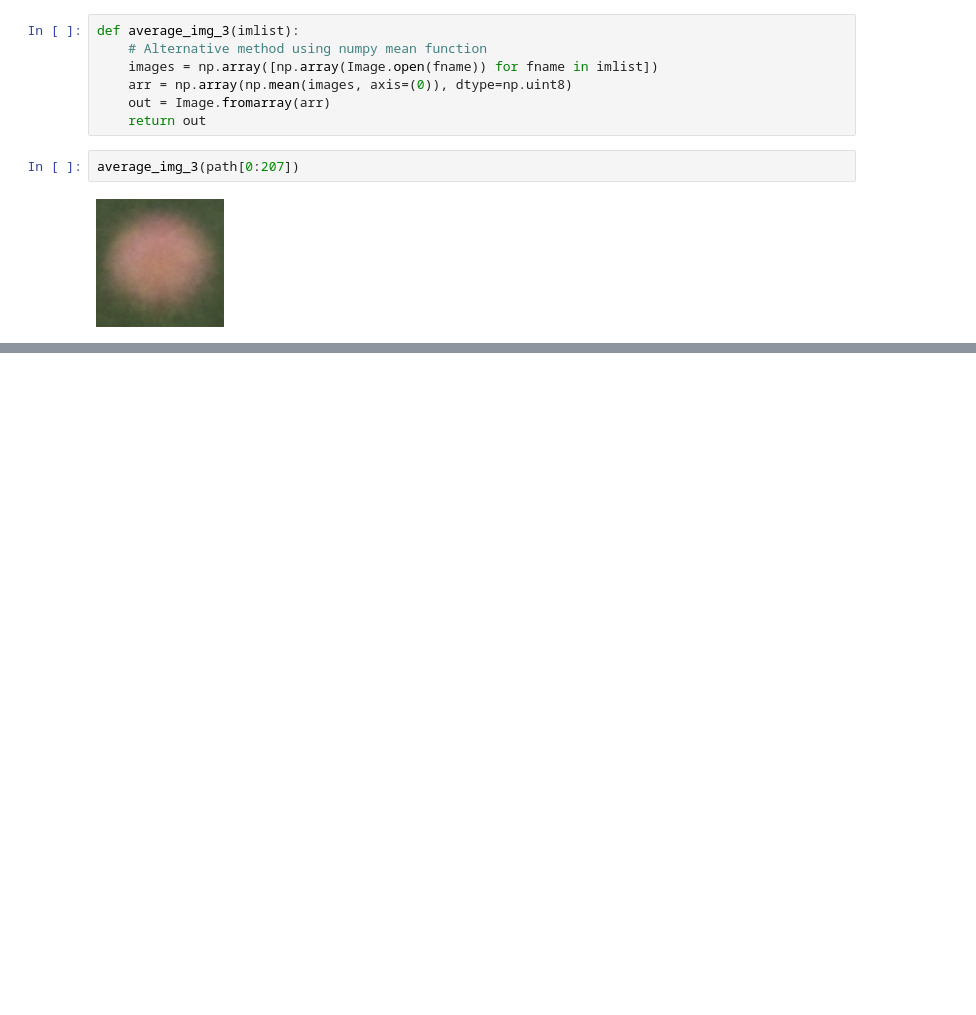
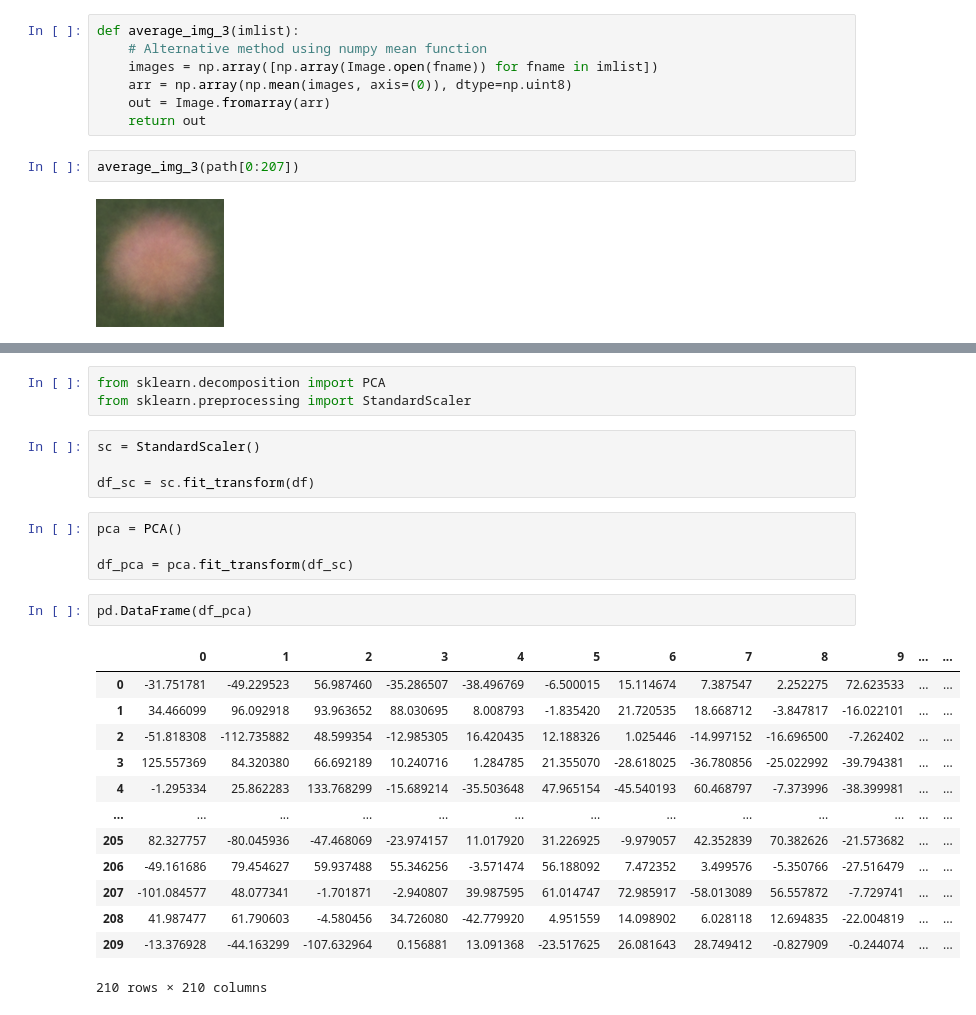
Before and after one commit to josesg998/dmecyt, a Jupyter notebook: preTP1/pre_TP_01_JSG.ipynb, the cells around one changed output, grey strips where cells are left out. Cells and saved outputs as stored; diff of their text form; blank space fills up the shorter version.

```diff
--- a/preTP1/pre_TP_01_JSG.ipynb
+++ b/preTP1/pre_TP_01_JSG.ipynb
@@ -245,0 +263,27 @@ average_img_3(path[0:207])
+# %%
+from sklearn.decomposition import PCA
+from sklearn.preprocessing import StandardScaler
+# %%
+sc = StandardScaler()
+
+df_sc = sc.fit_transform(df)
+# %%
+pca = PCA()
+
+df_pca = pca.fit_transform(df_sc)
+# %%
+pd.DataFrame(df_pca)
+# %% [output]
+|  | 0 | 1 | 2 | 3 | 4 | 5 | 6 | 7 | 8 | 9 | ... | ... |
+| 0 | -31.751781 | -49.229523 | 56.987460 | -35.286507 | -38.496769 | -6.500015 | 15.114674 | 7.387547 | 2.252275 | 72.623533 | ... | ... |
+| 1 | 34.466099 | 96.092918 | 93.963652 | 88.030695 | 8.008793 | -1.835420 | 21.720535 | 18.668712 | -3.847817 | -16.022101 | ... | ... |
+| 2 | -51.818308 | -112.735882 | 48.599354 | -12.985305 | 16.420435 | 12.188326 | 1.025446 | -14.997152 | -16.696500 | -7.262402 | ... | ... |
+| 3 | 125.557369 | 84.320380 | 66.692189 | 10.240716 | 1.284785 | 21.355070 | -28.618025 | -36.780856 | -25.022992 | -39.794381 | ... | ... |
+| 4 | -1.295334 | 25.862283 | 133.768299 | -15.689214 | -35.503648 | 47.965154 | -45.540193 | 60.468797 | -7.373996 | -38.399981 | ... | ... |
+| ... | ... | ... | ... | ... | ... | ... | ... | ... | ... | ... | ... | ... |
+| 205 | 82.327757 | -80.045936 | -47.468069 | -23.974157 | 11.017920 | 31.226925 | -9.979057 | 42.352839 | 70.382626 | -21.573682 | ... | ... |
+| 206 | -49.161686 | 79.454627 | 59.937488 | 55.346256 | -3.571474 | 56.188092 | 7.472352 | 3.499576 | -5.350766 | -27.516479 | ... | ... |
+| 207 | -101.084577 | 48.077341 | -1.701871 | -2.940807 | 39.987595 | 61.014747 | 72.985917 | -58.013089 | 56.557872 | -7.729741 | ... | ... |
+| 208 | 41.987477 | 61.790603 | -4.580456 | 34.726080 | -42.779920 | 4.951559 | 14.098902 | 6.028118 | 12.694835 | -22.004819 | ... | ... |
+| 209 | -13.376928 | -44.163299 | -107.632964 | 0.156881 | 13.091368 | -23.517625 | 26.081643 | 28.749412 | -0.827909 | -0.244074 | ... | ... |
+210 rows × 210 columns
```
Also changed, not shown: parts of 6 cells of this notebook.
